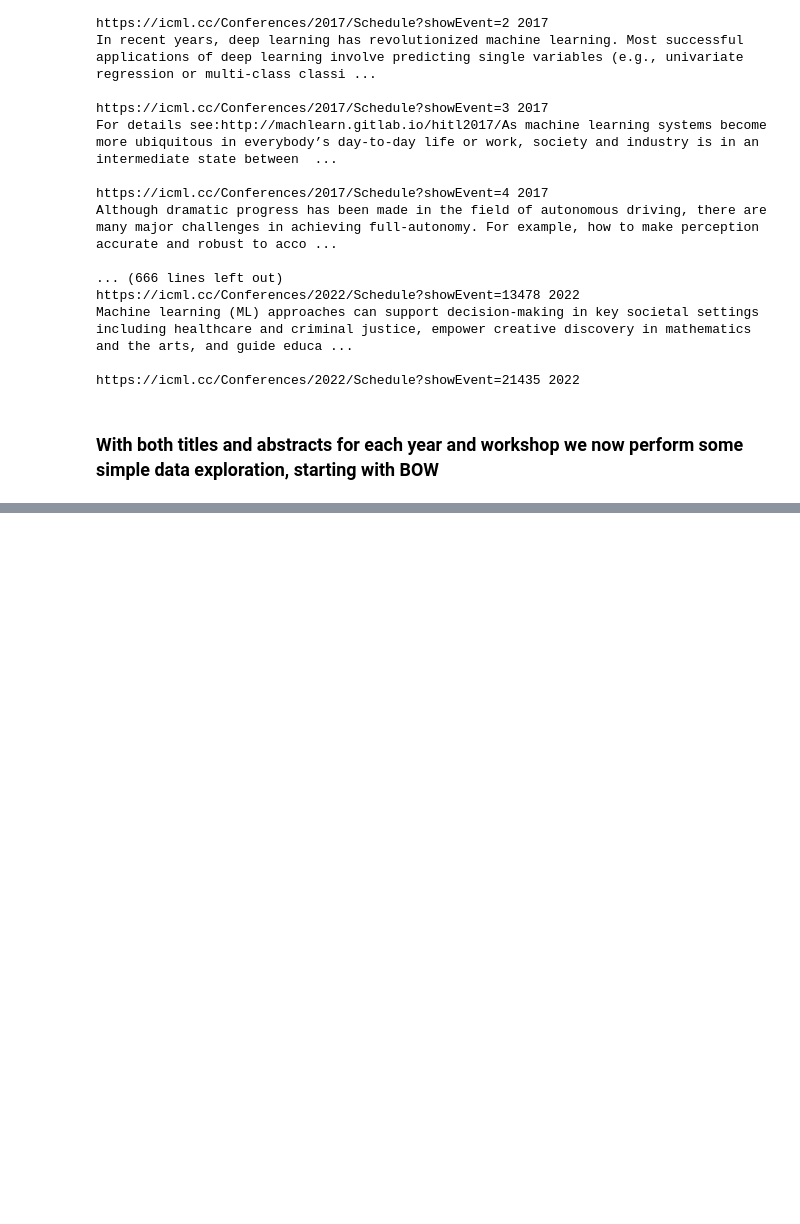
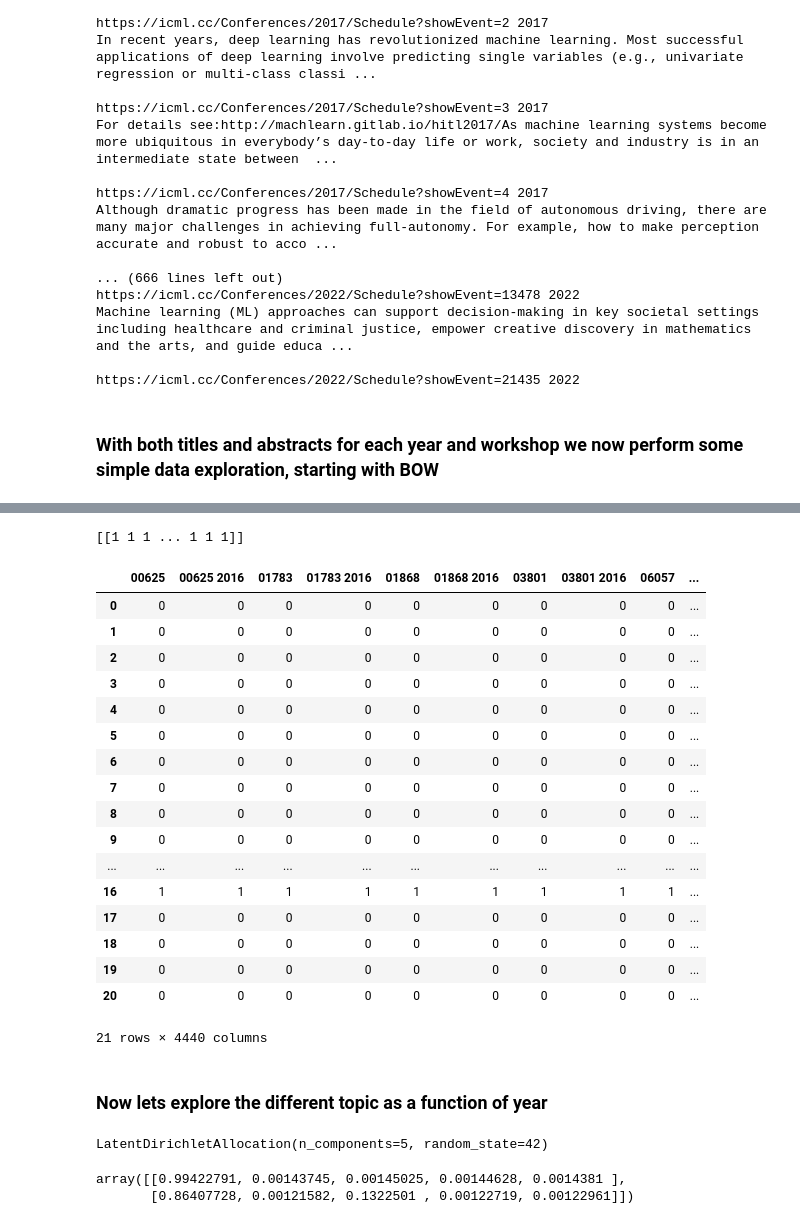
Before and after one commit to cufbas/ICML-analysis, a Jupyter notebook: Scraper.ipynb, the cells around one changed output, grey strips where cells are left out. Saved outputs shown, nothing was run; the diff lists cells and outputs as text; code cells hidden in the pictures; blank space fills up the shorter version.

Commit message:
Working LDA 5 topics

```diff
--- a/Scraper.ipynb
+++ b/Scraper.ipynb
@@ -119,0 +140,2 @@ ModuleNotFoundError: No module named 'pandas'
+# %%
+df = df.dropna(axis=0)
@@ -119,0 +158,6 @@ ModuleNotFoundError: No module named 'pandas'
+# %%
+df2017 = df.loc[df['year'] == 2017]
+df2019 = df.loc[df['year'] == 2019]
+df2020 = df.loc[df['year'] == 2020]
+df2021 = df.loc[df['year'] == 2021]
+df2022 = df.loc[df['year'] == 2022]
@@ -119,0 +174,31 @@ ModuleNotFoundError: No module named 'pandas'
+# %%
+bow = CountVec.fit_transform(df2017['abstract'])
+# %%
+print(bowCount)
+# %% [output]
+[[1 1 1 ... 1 1 1]]
+# %%
+bowDf = pd.DataFrame(bow.toarray(), columns = CountVec.get_feature_names_out())
+# %%
+bowDf
+# %% [output]
+|  | 00625 | 00625 2016 | 01783 | 01783 2016 | 01868 | 01868 2016 | 03801 | 03801 2016 | 06057 | ... |
+| 0 | 0 | 0 | 0 | 0 | 0 | 0 | 0 | 0 | 0 | ... |
+| 1 | 0 | 0 | 0 | 0 | 0 | 0 | 0 | 0 | 0 | ... |
+| 2 | 0 | 0 | 0 | 0 | 0 | 0 | 0 | 0 | 0 | ... |
+| 3 | 0 | 0 | 0 | 0 | 0 | 0 | 0 | 0 | 0 | ... |
+| 4 | 0 | 0 | 0 | 0 | 0 | 0 | 0 | 0 | 0 | ... |
+| 5 | 0 | 0 | 0 | 0 | 0 | 0 | 0 | 0 | 0 | ... |
+| 6 | 0 | 0 | 0 | 0 | 0 | 0 | 0 | 0 | 0 | ... |
+| 7 | 0 | 0 | 0 | 0 | 0 | 0 | 0 | 0 | 0 | ... |
+| 8 | 0 | 0 | 0 | 0 | 0 | 0 | 0 | 0 | 0 | ... |
+| 9 | 0 | 0 | 0 | 0 | 0 | 0 | 0 | 0 | 0 | ... |
+| ... | ... | ... | ... | ... | ... | ... | ... | ... | ... | ... |
+| 16 | 1 | 1 | 1 | 1 | 1 | 1 | 1 | 1 | 1 | ... |
+| 17 | 0 | 0 | 0 | 0 | 0 | 0 | 0 | 0 | 0 | ... |
+| 18 | 0 | 0 | 0 | 0 | 0 | 0 | 0 | 0 | 0 | ... |
+| 19 | 0 | 0 | 0 | 0 | 0 | 0 | 0 | 0 | 0 | ... |
+| 20 | 0 | 0 | 0 | 0 | 0 | 0 | 0 | 0 | 0 | ... |
+21 rows × 4440 columns
+# %% [markdown]
+### Now lets explore the different topic as a function of year
@@ -119,0 +207,10 @@ ModuleNotFoundError: No module named 'pandas'
+# %%
+ldaBow  = LDA(n_components=5, random_state=42)
+ldaBow.fit(bow)
+# %% [output]
+LatentDirichletAllocation(n_components=5, random_state=42)
+# %%
+ldaBow.transform(bow[:2])
+# %% [output]
+array([[0.99422791, 0.00143745, 0.00145025, 0.00144628, 0.0014381 ],
+       [0.86407728, 0.00121582, 0.1322501 , 0.00122719, 0.00122961]])
```
Also changed, not shown: parts of 15 cells of this notebook.
